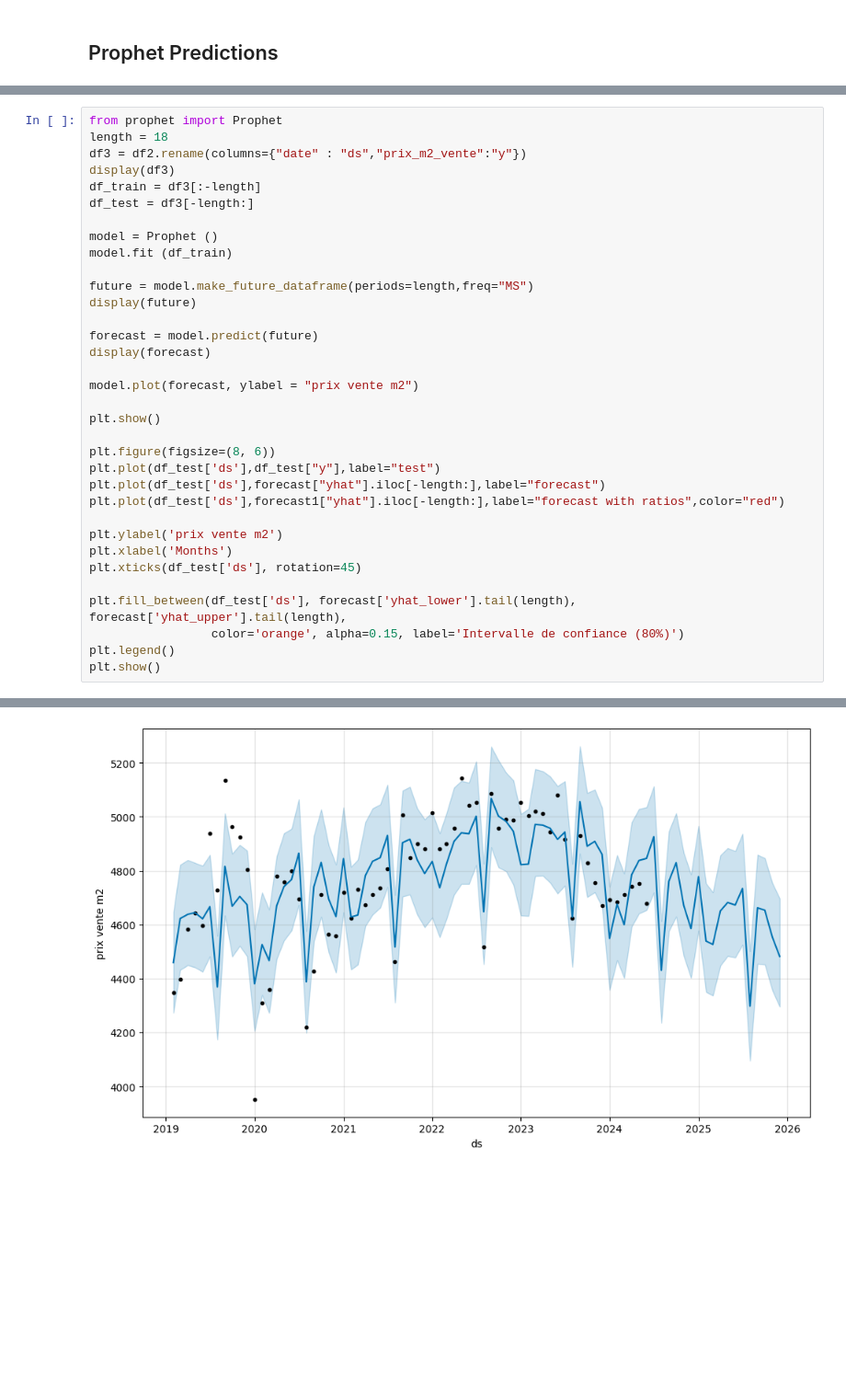
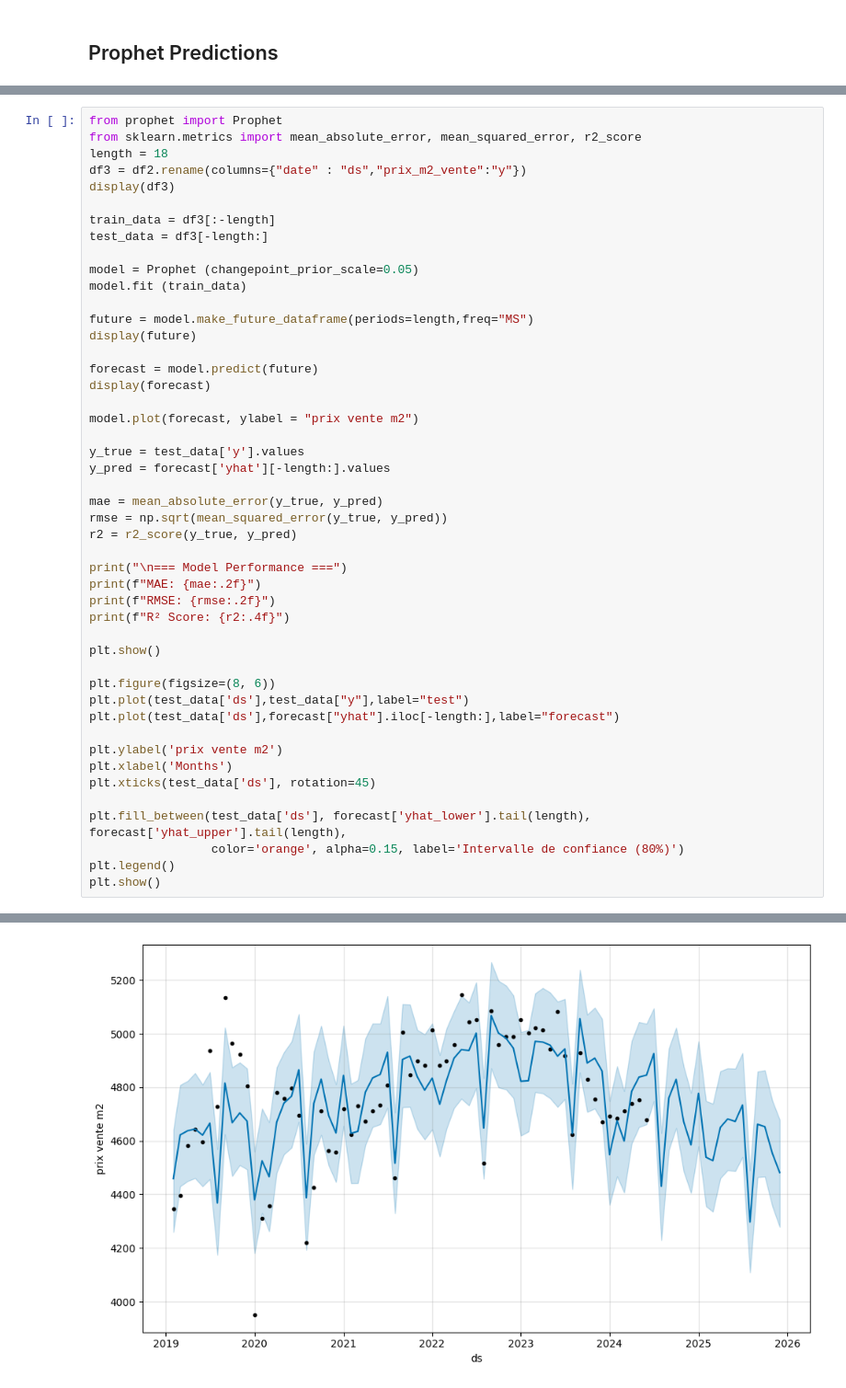
Before and after one commit to Clement2169/immocv, a Jupyter notebook: notebooks/PredictionAppartement.ipynb, the cells around one changed output, grey strips where cells are left out. Shown at 92% size. Saved outputs shown, nothing was run; the diff lists cells and outputs as text; blank space fills up the shorter version.

```diff
--- a/notebooks/PredictionAppartement.ipynb
+++ b/notebooks/PredictionAppartement.ipynb
@@ -422,13 +423,15 @@ future
 # %%
 from prophet import Prophet
+from sklearn.metrics import mean_absolute_error, mean_squared_error, r2_score
 length = 18
 df3 = df2.rename(columns={"date" : "ds","prix_m2_vente":"y"})
 display(df3)
-df_train = df3[:-length]
-df_test = df3[-length:]
 
-model = Prophet ()
-model.fit (df_train)
+train_data = df3[:-length]
+test_data = df3[-length:]
+
+model = Prophet (changepoint_prior_scale=0.05)
+model.fit (train_data)
 
 future = model.make_future_dataframe(periods=length,freq="MS")
 display(future)
@@ -438,18 +441,29 @@ display(forecast)
 
 model.plot(forecast, ylabel = "prix vente m2")
 
+y_true = test_data['y'].values
+y_pred = forecast['yhat'][-length:].values
+
+mae = mean_absolute_error(y_true, y_pred)
+rmse = np.sqrt(mean_squared_error(y_true, y_pred))
+r2 = r2_score(y_true, y_pred)
+
+print("\n=== Model Performance ===")
+print(f"MAE: {mae:.2f}")
+print(f"RMSE: {rmse:.2f}")
+print(f"R² Score: {r2:.4f}")
+
 plt.show()
 
 plt.figure(figsize=(8, 6))
-plt.plot(df_test['ds'],df_test["y"],label="test")
-plt.plot(df_test['ds'],forecast["yhat"].iloc[-length:],label="forecast")
-plt.plot(df_test['ds'],forecast1["yhat"].iloc[-length:],label="forecast with ratios",color="red")
+plt.plot(test_data['ds'],test_data["y"],label="test")
+plt.plot(test_data['ds'],forecast["yhat"].iloc[-length:],label="forecast")
 
 plt.ylabel('prix vente m2')
 plt.xlabel('Months')
-plt.xticks(df_test['ds'], rotation=45)
+plt.xticks(test_data['ds'], rotation=45)
 
-plt.fill_between(df_test['ds'], forecast['yhat_lower'].tail(length), forecast['yhat_upper'].tail(length),
+plt.fill_between(test_data['ds'], forecast['yhat_lower'].tail(length), forecast['yhat_upper'].tail(length),
                  color='orange', alpha=0.15, label='Intervalle de confiance (80%)')
 plt.legend()
 plt.show()
@@ -499 +527 @@ plt.show()
-[figure, old version]
+[figure, new version]
```
Also changed, not shown: parts of 13 cells of this notebook.
